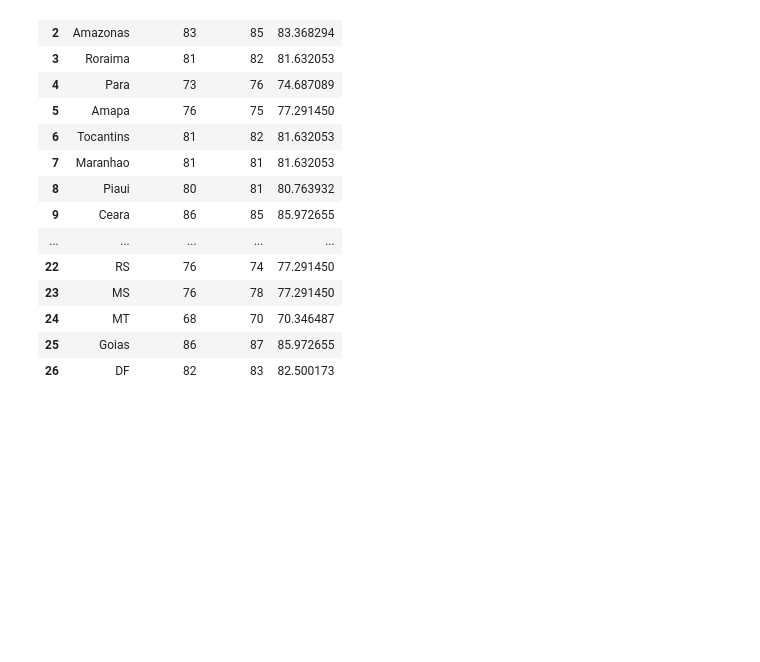
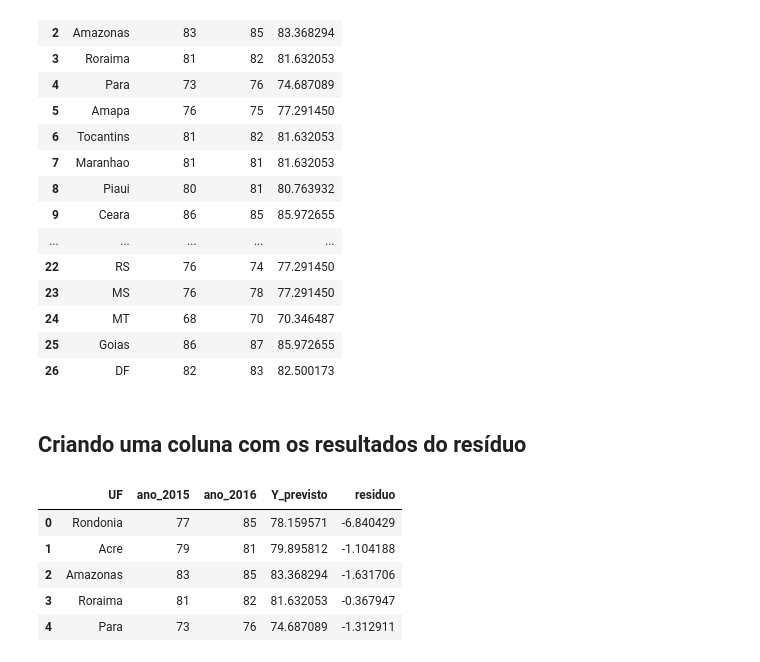
Before and after one commit to carlos-andre-henrique/Regressao, a Jupyter notebook: Regressão_Linear_Simples_2.ipynb, the cells around one changed output. Drawn from its saved outputs; the diff is of its cells as text; code cells hidden in the pictures; blank space fills up the shorter version.

Commit message:
Criando uma coluna para o cálculo do resíduo

```diff
--- a/Regressão_Linear_Simples_2.ipynb
+++ b/Regressão_Linear_Simples_2.ipynb
@@ -89,3 +89,15 @@ alunos
 | 24 | MT | 68 | 70 | 70.346487 |
 | 25 | Goias | 86 | 87 | 85.972655 |
 | 26 | DF | 82 | 83 | 82.500173 |
+# %% [markdown]
+## Criando uma coluna com os resultados do resíduo
+# %%
+alunos["residuo"] = alunos["Y_previsto"] - alunos["ano_2016"]
+alunos.head()
+# %% [output]
+|  | UF | ano_2015 | ano_2016 | Y_previsto | residuo |
+| 0 | Rondonia | 77 | 85 | 78.159571 | -6.840429 |
+| 1 | Acre | 79 | 81 | 79.895812 | -1.104188 |
+| 2 | Amazonas | 83 | 85 | 83.368294 | -1.631706 |
+| 3 | Roraima | 81 | 82 | 81.632053 | -0.367947 |
+| 4 | Para | 73 | 76 | 74.687089 | -1.312911 |
```
